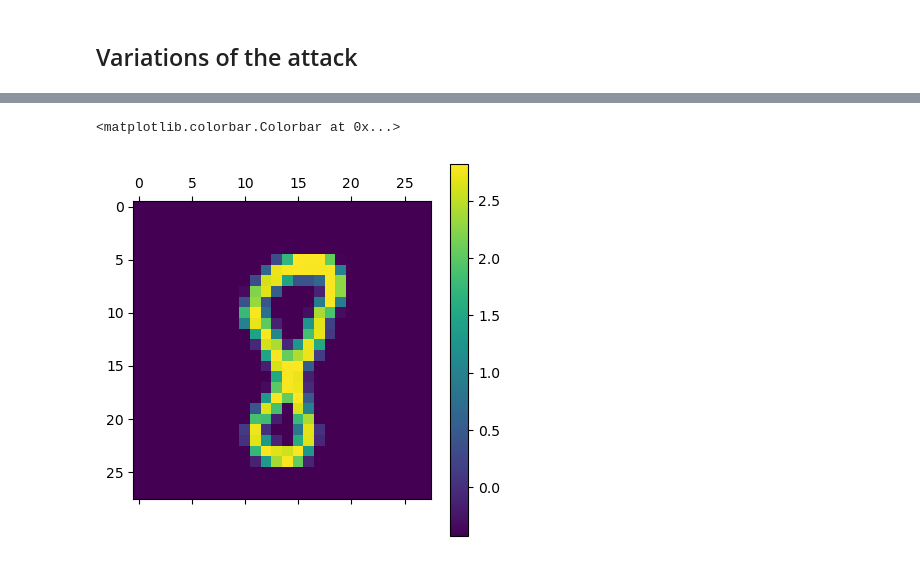
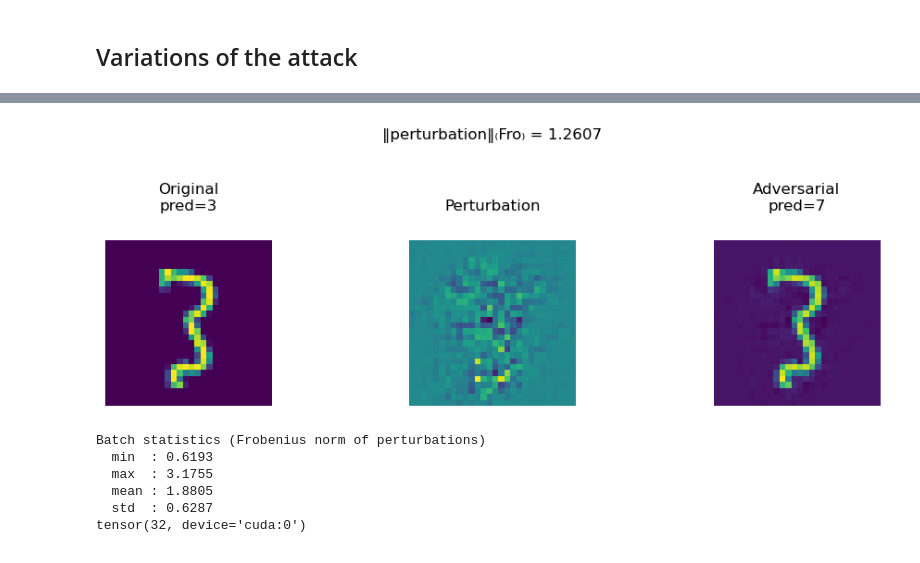
Before and after one commit to PabloHueso/Adversarial-attacks, a Jupyter notebook: ClassifierNotebook.ipynb, the cells around one changed output, grey strips where cells are left out. Cells and saved outputs as stored; diff of their text form; code cells hidden in the pictures.

Commit message:
add attack while version and clean notebook

```diff
--- a/ClassifierNotebook.ipynb
+++ b/ClassifierNotebook.ipynb
@@ -62,8 +60,6 @@ testloader = torch.utils.data.DataLoader(testset, batch_size=batch_size,
 print("Size train loader: ", len(trainloader), " | test loader: ", len(testloader))
 # %% [output]
 Size train loader:  1875  | test loader:  313
-# %%
-batch = next(iter(trainloader)) # batches are lists of two tensors, one containing features and other labels.
 # %%
 # functions to show an image
 def imshow(img):
@@ -400,6 +261,0 @@ adv = ocf_attack_pure(model, x_single.to(device), nb_steps=14)
-# %%
-im = plt.matshow(x_single.to('cpu').detach().numpy()[0].squeeze(0)) # Shaping each image to matrix form
-plt.colorbar(im)
-# %% [output]
-<matplotlib.colorbar.Colorbar at 0x...>
-[figure, removed]
@@ -409,0 +262,10 @@ for i in range(adversarial_examples.shape[0]):
+# %%
+def performance_over_batch(model, attack, batch):
+    model_ouput = model(batch)
+    model_ouput_adv  = model(attack(model, batch))
+    perturbations = model_ouput_adv - model_ouput
+    norms = torch.linalg.norm(utils.flat(perturbations), ord='fro', dim=(-2, -1))
+    pred = model_ouput.argmax(dim=1)
+    pred_adv = model_ouput_adv.argmax(dim=1)
+    flipped = pred != pred_adv
+    return model_ouput, model_ouput_adv, perturbations, norms, flipped
@@ -409,0 +318,11 @@ for i in range(adversarial_examples.shape[0]):
+# %%
+with torch.no_grad():
+    show_attack_example(model, utils.ocf_attack_until_flip, x_batch, idx=5)
+# %% [output]
+[figure, added]
+Batch statistics (Frobenius norm of perturbations)
+  min  : 0.6193
+  max  : 3.1755
+  mean : 1.8805
+  std  : 0.6287
+tensor(32, device='cuda:0')
```
Also changed, not shown: parts of 21 cells of this notebook, 1 other file.
